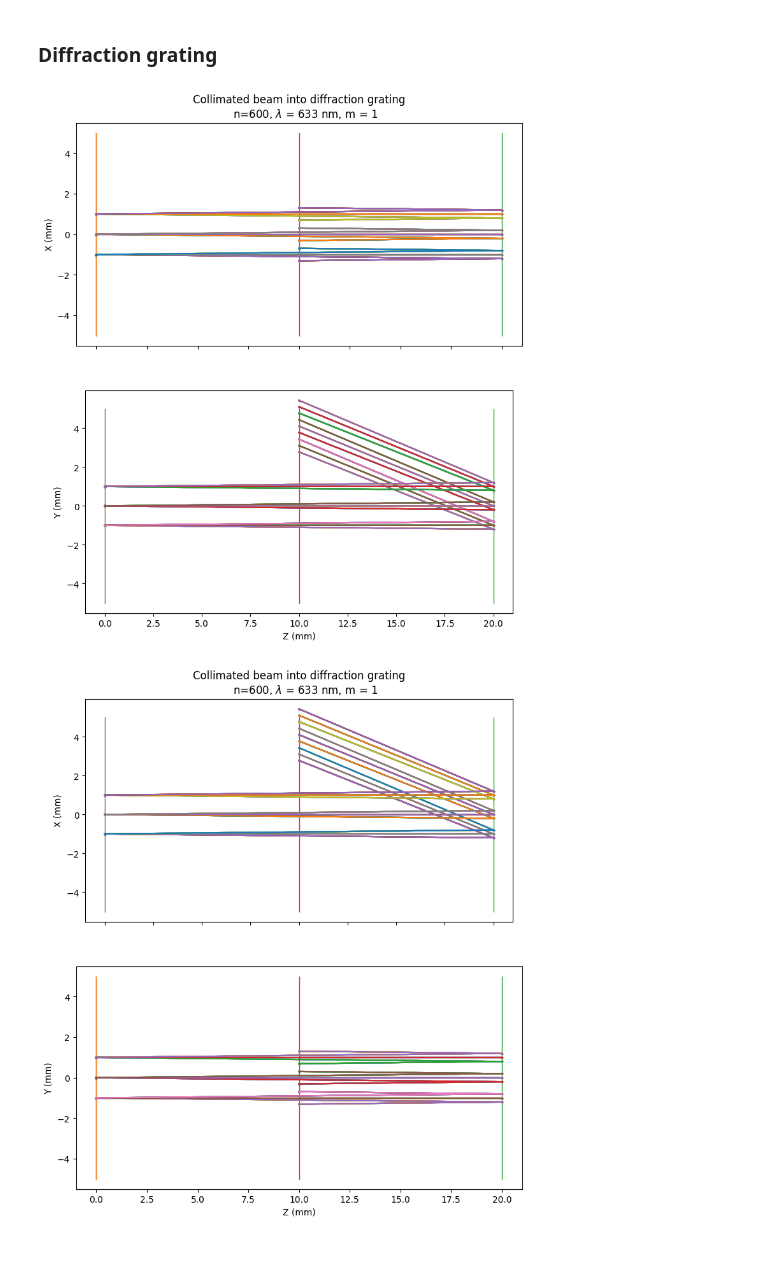
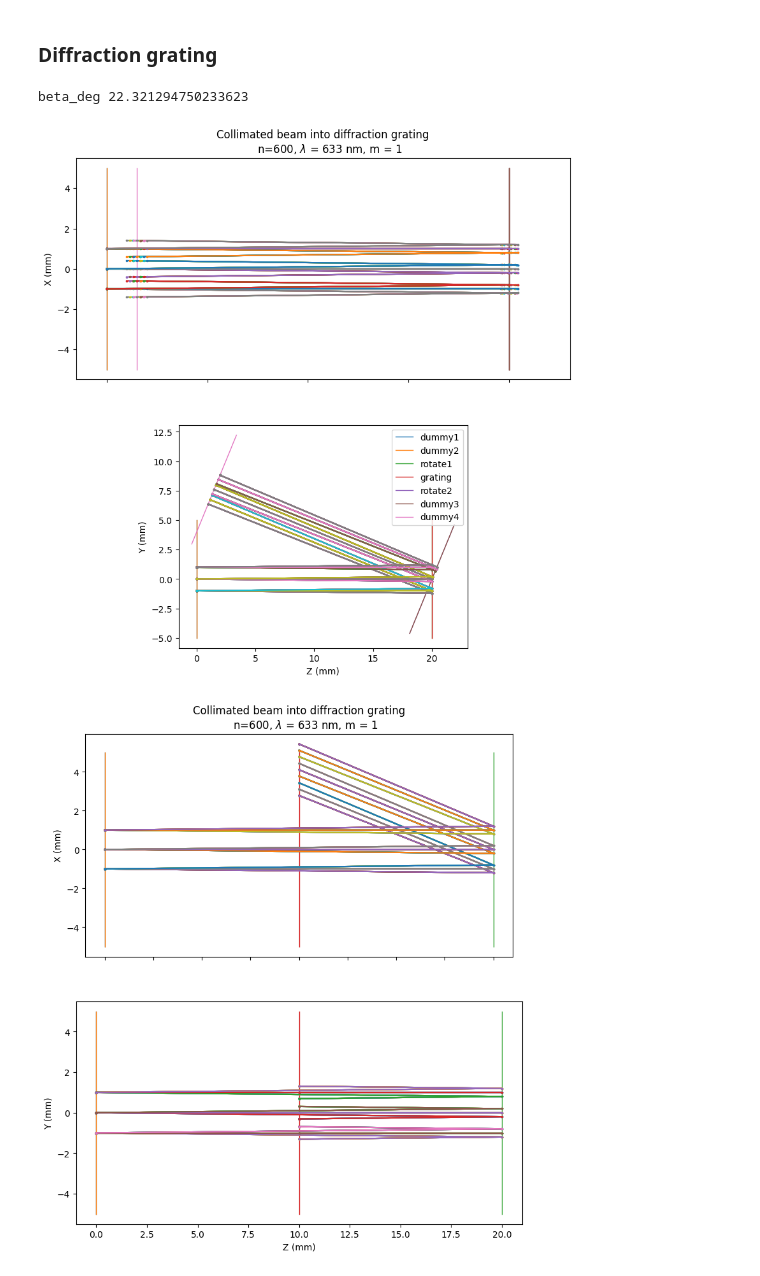
Before and after one commit to bassistTech/rayTrace, a Jupyter notebook: notebooks/ray trace test.ipynb, the cells around one changed output. Saved outputs shown, nothing was run; the diff lists cells and outputs as text; code cells hidden in the pictures.

Commit message:
a bit more on gratings, and labeling graphs

```diff
--- a/notebooks/ray trace test.ipynb
+++ b/notebooks/ray trace test.ipynb
@@ -210,44 +210,74 @@ test5()
 # %% [markdown]
 ### Diffraction grating
 # %%
+alpha_deg = 0
+alpha = alpha_deg*np.pi/180
+n = 600 # grooves per mm
+lamda = 633e-6 # wavelength in mm
+m = 1
+# sin(alpha) + sin(beta) = m*n*lamda
+beta = np.arcsin(m*n*lamda - np.sin(alpha))
+beta_deg = beta*180/np.pi
+print('beta_deg', beta_deg)
 def test6():
 
     surface_list = [
-        {"surf": "dummy", "dist": 0, "draw_radius": 5},
-        {"surf": "dummy", "dist": 20, "draw_radius": 5},
+        {'label': 'dummy1',
+         "surf": "dummy", "dist": 0, "draw_radius": 5},
+        {'label': 'dummy2',
+         "surf": "dummy", "dist": 20, "draw_radius": 5},
+         {
+             'label': 'rotate1',
+            "surf": "rotate",
+            "axis": np.array((1, 0, 0)),
+            "degrees": alpha*180/np.pi,
+            "dist": 0,
+            "draw_radius": 5,
+        },
         {
+            'label': 'grating',
             "surf": "plane grating",
-            "dist": -10,
+            "dist": 0,
             "m": 1,
-            "d": 1 / 600,
+            "d": 1 / n,
             "n1": 1,
             "n2": -1,
             "draw_radius": 5,
         },
-        {"surf": "dummy", "dist": -20, "draw_radius": 5},
+        {
+            'label': 'rotate2',
+            "surf": "rotate",
+            "axis": np.array((1, 0, 0)),
+            "degrees": beta_deg,
+            "dist": 0,
+            "draw_radius": 5,
+        },
+        {'label': 'dummy3', "surf": "dummy", "dist": -20, "draw_radius": 5},
+        {'label': 'dummy4', "surf": "dummy", "dist": -20, "draw_radius": 5},
     ]
     geometry = rtt.build_geometry(surface_list)
 
     lsf = np.linspace(-1, 1, 3)
     lsp = np.linspace(-0.01, 0.01, 3)
     field_points = [[x, y, 0] for x in lsf for y in lsf]
 
     pupil_points = rtt.normalize_vec_array(np.array([[x, y, 1] for x in lsp for y in lsp]))
     ray_table = rtt.ray_table_from_fields_vectors(geometry, field_points, pupil_points)
     ray_properties = rtt.default_ray_properties(ray_table)
     rtt.propagate_ray(ray_table, ray_properties, geometry)
     axd = rtt.new_plot_xy(figsize = (10, 10))
     rtt.plot_faces(axd, geometry)
     rtt.plot_rays(axd, geometry, ray_table, ray_properties, marker = '.', markersize = 3)
     axd["axs"][0].set_title(
         """Collimated beam into diffraction grating
     n=600, $\lambda$ = 633 nm, m = 1"""
     )
-
+    axd["axs"][1].legend()
 
 test6()
 # %% [output]
+beta_deg 22.321294750233623
-[figure, old version]
+[figure, new version]
 # %%
 def test6a():
 
```
Also changed, not shown: 2 other files.
